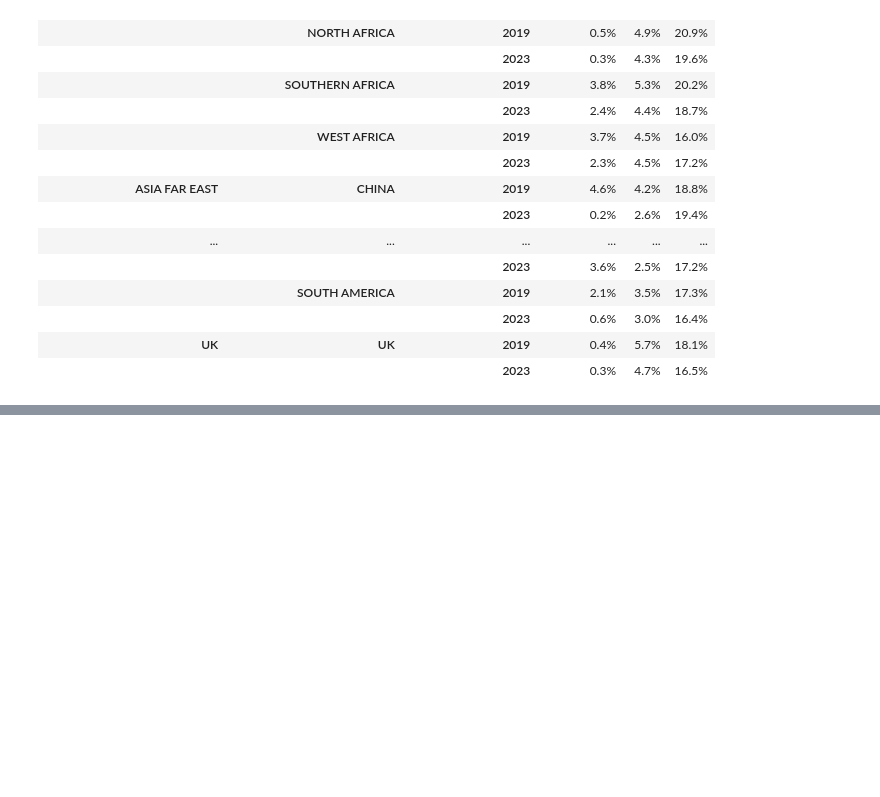
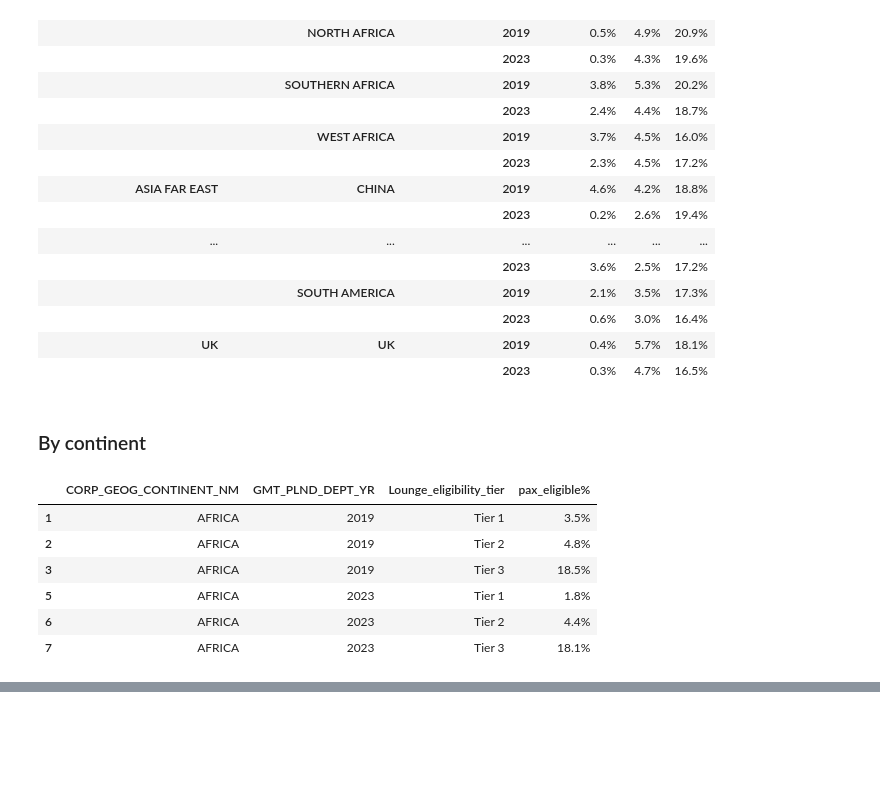
Before and after one commit to IanMaHKG-BA/Hackathon_Team_1, a Jupyter notebook: lounges_gold_standard_Ian.ipynb, the cells around one changed output, grey strips where cells are left out. Cells and saved outputs as stored; diff of their text form; code cells hidden in the pictures; blank space fills up the shorter version.

```diff
--- a/lounges_gold_standard_Ian.ipynb
+++ b/lounges_gold_standard_Ian.ipynb
@@ -980,3 +980,44 @@ df_groupby_country_group_year
 |  |  | 2023 | 0.6% | 3.0% | 16.4% |
 | UK | UK | 2019 | 0.4% | 5.7% | 18.1% |
 |  |  | 2023 | 0.3% | 4.7% | 16.5% |
+# %% [markdown]
+### By continent
+# %%
+# columns that you want to group by
+list_groupby = ['CORP_GEOG_CONTINENT_NM','GMT_PLND_DEPT_YR','Lounge_eligibility_tier']
+
+# grouping by OPERATING_FLT_NO, DISCHARGE_STN_CD and Lounge_eligibility_tier
+df_groupby_cont_year = df_lounge_elig_flight_info_country_acft_typ.groupby(list_groupby).agg(
+                pax_count = ('pax','sum')
+).reset_index()
+
+list_groupby = ['CORP_GEOG_CONTINENT_NM','GMT_PLND_DEPT_YR']
+
+df_groupby_cont_year_ttl = df_lounge_elig_flight_info_country_acft_typ.groupby(list_groupby).agg(
+                pax_count_ttl = ('pax','sum')
+).reset_index()
+
+df_groupby_cont_year = pd.merge(df_groupby_cont_year,
+                                df_groupby_cont_year_ttl,
+                                on = list_groupby,
+                                how = "left")
+
+df_groupby_cont_year = df_groupby_cont_year[df_groupby_cont_year['Lounge_eligibility_tier'] != 'Not eligible']
+
+df_groupby_cont_year['pax_eligible%'] = (df_groupby_cont_year['pax_count'] / df_groupby_cont_year['pax_count_ttl'] )*100
+
+# getting the pax_elegible% column in the right format
+df_groupby_cont_year['pax_eligible%'] = df_groupby_cont_year['pax_eligible%'].map('{:,.1f}%'.format)
+
+# dropping pax_count, pax_count_ttl columns - not needed anymore
+df_groupby_cont_year.drop(columns=['pax_count','pax_count_ttl'],inplace = True)
+
+df_groupby_cont_year.head(6)
+# %% [output]
+|  | CORP_GEOG_CONTINENT_NM | GMT_PLND_DEPT_YR | Lounge_eligibility_tier | pax_eligible% |
+| 1 | AFRICA | 2019 | Tier 1 | 3.5% |
+| 2 | AFRICA | 2019 | Tier 2 | 4.8% |
+| 3 | AFRICA | 2019 | Tier 3 | 18.5% |
+| 5 | AFRICA | 2023 | Tier 1 | 1.8% |
+| 6 | AFRICA | 2023 | Tier 2 | 4.4% |
+| 7 | AFRICA | 2023 | Tier 3 | 18.1% |
```
Also changed, not shown: parts of 3 cells of this notebook.
